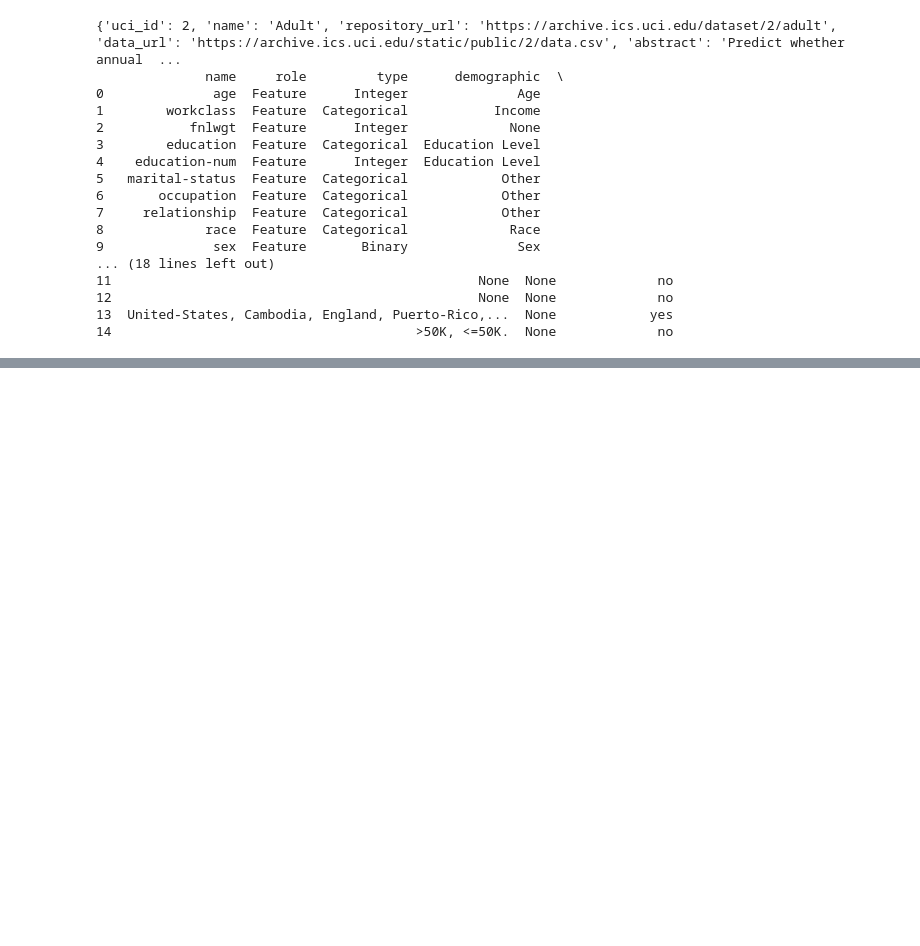
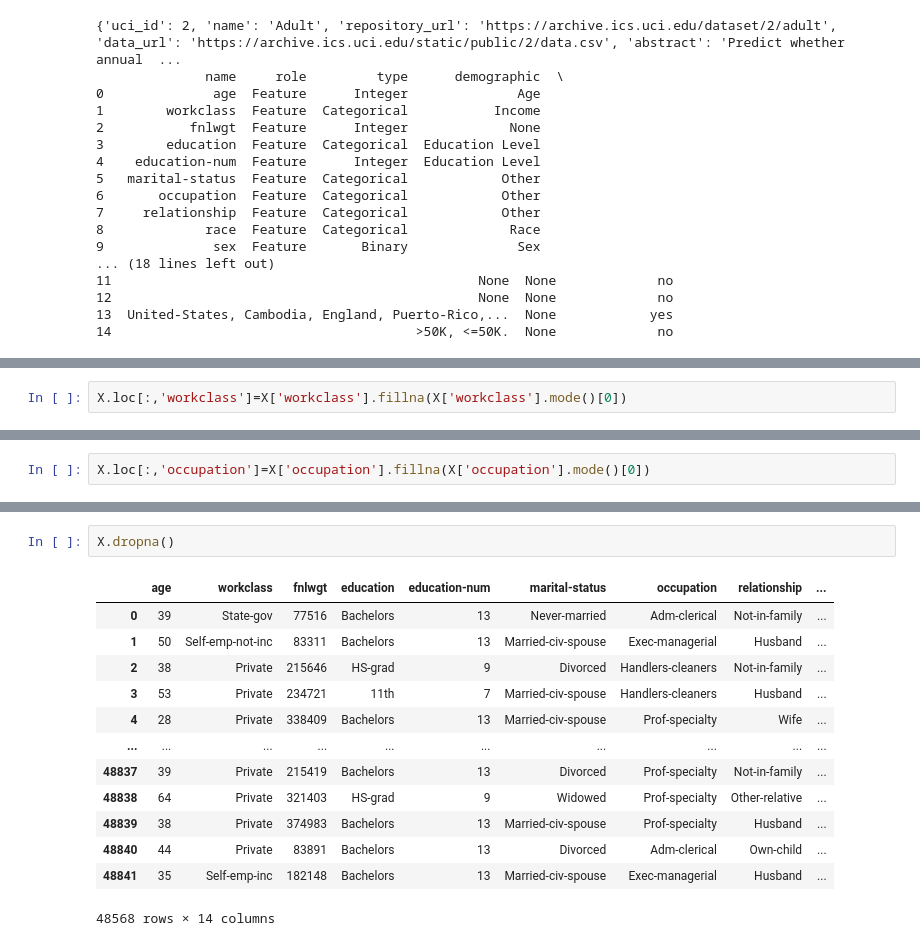
Before and after one commit to Dabhi-Dhirajkumar/ML_practical, a Jupyter notebook: numpy.ipynb, the cells around one changed output, grey strips where cells are left out. Saved outputs shown, nothing was run; the diff lists cells and outputs as text; blank space fills up the shorter version.

```diff
--- a/numpy.ipynb
+++ b/numpy.ipynb
@@ -390,0 +435,2 @@ print(adult.variables)
+# %%
+X.loc[:,'workclass']=X['workclass'].fillna(X['workclass'].mode()[0])
@@ -390,0 +455,2 @@ print(adult.variables)
+# %%
+X.loc[:,'occupation']=X['occupation'].fillna(X['occupation'].mode()[0])
@@ -390,0 +475,16 @@ print(adult.variables)
+# %%
+X.dropna()
+# %% [output]
+|  | age | workclass | fnlwgt | education | education-num | marital-status | occupation | relationship | ... |
+| 0 | 39 | State-gov | 77516 | Bachelors | 13 | Never-married | Adm-clerical | Not-in-family | ... |
+| 1 | 50 | Self-emp-not-inc | 83311 | Bachelors | 13 | Married-civ-spouse | Exec-managerial | Husband | ... |
+| 2 | 38 | Private | 215646 | HS-grad | 9 | Divorced | Handlers-cleaners | Not-in-family | ... |
+| 3 | 53 | Private | 234721 | 11th | 7 | Married-civ-spouse | Handlers-cleaners | Husband | ... |
+| 4 | 28 | Private | 338409 | Bachelors | 13 | Married-civ-spouse | Prof-specialty | Wife | ... |
+| ... | ... | ... | ... | ... | ... | ... | ... | ... | ... |
+| 48837 | 39 | Private | 215419 | Bachelors | 13 | Divorced | Prof-specialty | Not-in-family | ... |
+| 48838 | 64 | Private | 321403 | HS-grad | 9 | Widowed | Prof-specialty | Other-relative | ... |
+| 48839 | 38 | Private | 374983 | Bachelors | 13 | Married-civ-spouse | Prof-specialty | Husband | ... |
+| 48840 | 44 | Private | 83891 | Bachelors | 13 | Divorced | Adm-clerical | Own-child | ... |
+| 48841 | 35 | Self-emp-inc | 182148 | Bachelors | 13 | Married-civ-spouse | Exec-managerial | Husband | ... |
+48568 rows × 14 columns
```
Also changed, not shown: parts of 6 cells of this notebook.
